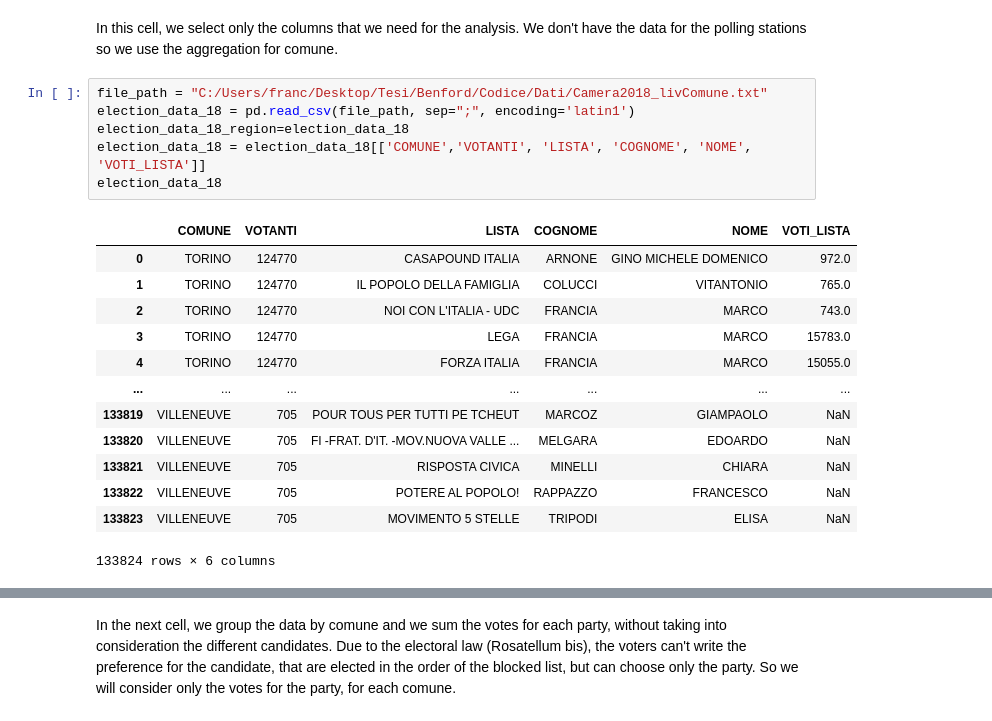
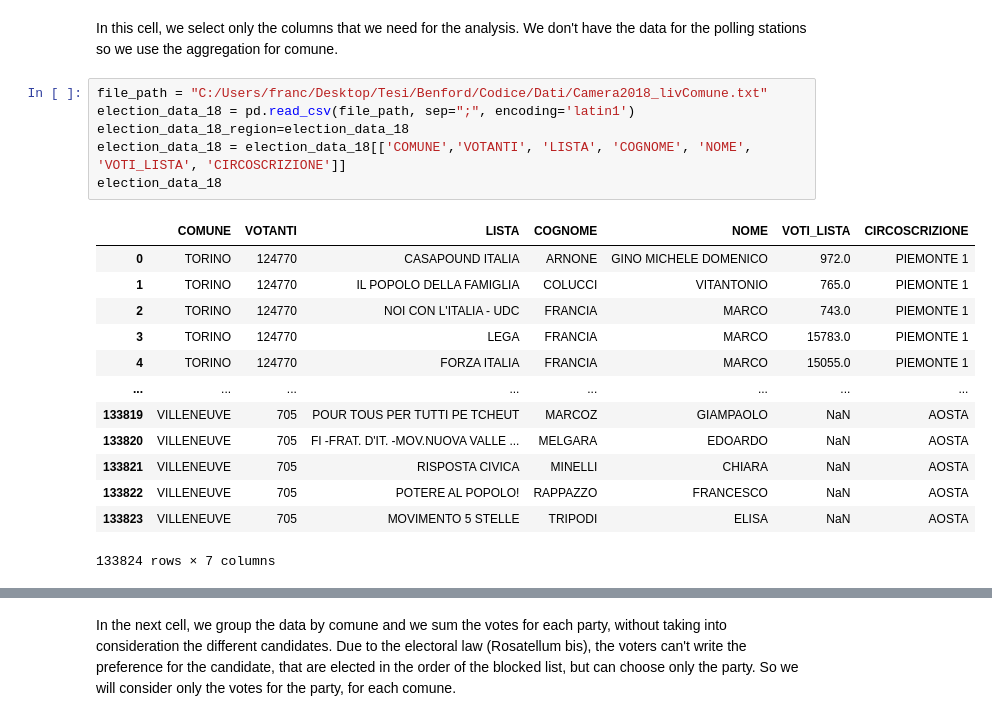
Before and after one commit to Ftoffoletto/masterthesis, a Jupyter notebook: Election/Benford.ipynb, the cells around one changed output, grey strips where cells are left out. Saved outputs shown, nothing was run; the diff lists cells and outputs as text.

```diff
--- a/Election/Benford.ipynb
+++ b/Election/Benford.ipynb
@@ -1361,23 +1361,23 @@ In this cell, we select only the columns that we need for the analysis. We don't
 # %%
 file_path = "C:/Users/franc/Desktop/Tesi/Benford/Codice/Dati/Camera2018_livComune.txt"
 election_data_18 = pd.read_csv(file_path, sep=";", encoding='latin1')
 election_data_18_region=election_data_18
-election_data_18 = election_data_18[['COMUNE','VOTANTI', 'LISTA', 'COGNOME', 'NOME', 'VOTI_LISTA']]
+election_data_18 = election_data_18[['COMUNE','VOTANTI', 'LISTA', 'COGNOME', 'NOME', 'VOTI_LISTA', 'CIRCOSCRIZIONE']]
 election_data_18
 # %% [output]
-|  | COMUNE | VOTANTI | LISTA | COGNOME | NOME | VOTI_LISTA |
-| 0 | TORINO | 124770 | CASAPOUND ITALIA | ARNONE | GINO MICHELE DOMENICO | 972.0 |
-| 1 | TORINO | 124770 | IL POPOLO DELLA FAMIGLIA | COLUCCI | VITANTONIO | 765.0 |
-| 2 | TORINO | 124770 | NOI CON L'ITALIA - UDC | FRANCIA | MARCO | 743.0 |
-| 3 | TORINO | 124770 | LEGA | FRANCIA | MARCO | 15783.0 |
-| 4 | TORINO | 124770 | FORZA ITALIA | FRANCIA | MARCO | 15055.0 |
-| ... | ... | ... | ... | ... | ... | ... |
-| 133819 | VILLENEUVE | 705 | POUR TOUS PER TUTTI PE TCHEUT | MARCOZ | GIAMPAOLO | NaN |
-| 133820 | VILLENEUVE | 705 | FI -FRAT. D'IT. -MOV.NUOVA VALLE ... | MELGARA | EDOARDO | NaN |
-| 133821 | VILLENEUVE | 705 | RISPOSTA CIVICA | MINELLI | CHIARA | NaN |
-| 133822 | VILLENEUVE | 705 | POTERE AL POPOLO! | RAPPAZZO | FRANCESCO | NaN |
-| 133823 | VILLENEUVE | 705 | MOVIMENTO 5 STELLE | TRIPODI | ELISA | NaN |
+|  | COMUNE | VOTANTI | LISTA | COGNOME | NOME | VOTI_LISTA | CIRCOSCRIZIONE |
+| 0 | TORINO | 124770 | CASAPOUND ITALIA | ARNONE | GINO MICHELE DOMENICO | 972.0 | PIEMONTE 1 |
+| 1 | TORINO | 124770 | IL POPOLO DELLA FAMIGLIA | COLUCCI | VITANTONIO | 765.0 | PIEMONTE 1 |
+| 2 | TORINO | 124770 | NOI CON L'ITALIA - UDC | FRANCIA | MARCO | 743.0 | PIEMONTE 1 |
+| 3 | TORINO | 124770 | LEGA | FRANCIA | MARCO | 15783.0 | PIEMONTE 1 |
+| 4 | TORINO | 124770 | FORZA ITALIA | FRANCIA | MARCO | 15055.0 | PIEMONTE 1 |
+| ... | ... | ... | ... | ... | ... | ... | ... |
+| 133819 | VILLENEUVE | 705 | POUR TOUS PER TUTTI PE TCHEUT | MARCOZ | GIAMPAOLO | NaN | AOSTA |
+| 133820 | VILLENEUVE | 705 | FI -FRAT. D'IT. -MOV.NUOVA VALLE ... | MELGARA | EDOARDO | NaN | AOSTA |
+| 133821 | VILLENEUVE | 705 | RISPOSTA CIVICA | MINELLI | CHIARA | NaN | AOSTA |
+| 133822 | VILLENEUVE | 705 | POTERE AL POPOLO! | RAPPAZZO | FRANCESCO | NaN | AOSTA |
+| 133823 | VILLENEUVE | 705 | MOVIMENTO 5 STELLE | TRIPODI | ELISA | NaN | AOSTA |
-133824 rows × 6 columns
+133824 rows × 7 columns
 # %%
 #show me the highest and lowest value of "VOTANTI" with all the row
 election_data_18.loc[election_data_18['VOTANTI'].idxmax()]
```
Also changed, not shown: parts of 54 cells of this notebook, 6 other files.
